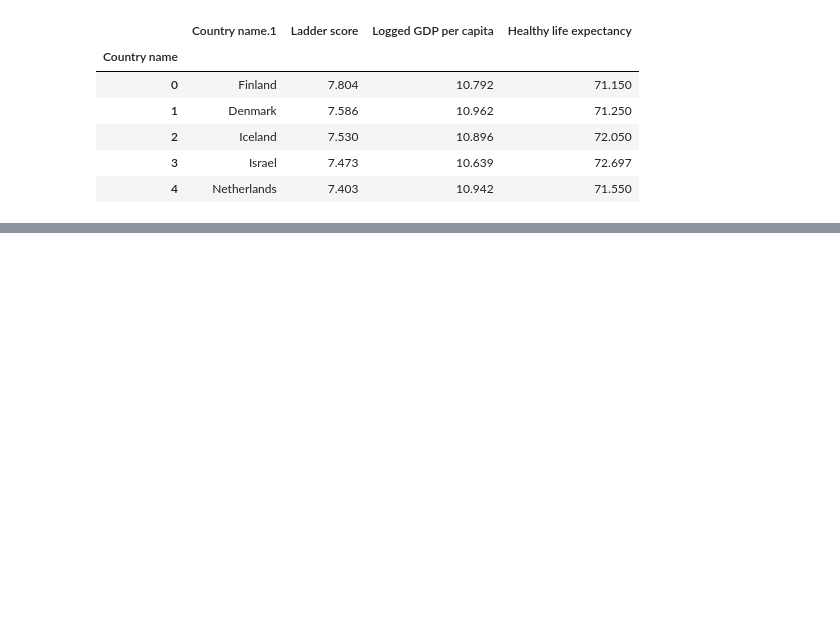
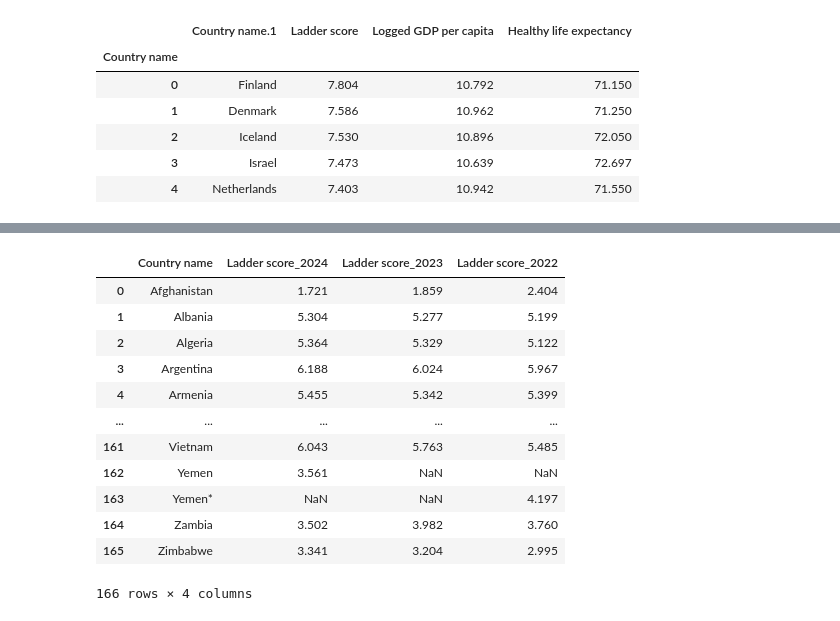
Before and after one commit to kristinaabramoff/Project__1, a Jupyter notebook: data_cleaning.ipynb, the cells around one changed output, grey strips where cells are left out. Cells and saved outputs as stored; diff of their text form; code cells hidden in the pictures; blank space fills up the shorter version.

```diff
--- a/data_cleaning.ipynb
+++ b/data_cleaning.ipynb
@@ -46,0 +69,3 @@ print("hello")
+# %%
+dataframe_2023 = dataframe[['Country name', 'Ladder score',]]
+dataframe_2023.head()
@@ -46,0 +79,7 @@ print("hello")
+# %%
+#merge 2023 and 2024
+# Merge the datasets on the "Country name" column using an outer join and add suffixes for each DataFrame
+merged_2023_2024dataframe = dataframe_2024_subset.merge(dataframe_2023, on="Country name", how="outer", suffixes=('_2024', '_2023'))
+
+# Display the merged DataFrame
+merged_2023_2024dataframe
@@ -46,0 +121,7 @@ print("hello")
+# %%
+dataframe_2022_clean = dataframe_2022[['Country','Happiness score',]]
+dataframe_2022_clean
+
+#renaming columns
+dataframe_2022_clean = dataframe_2022_clean.rename(columns={"Country": "Country name", "Happiness score":"Ladder score_2022"})
+dataframe_2022_clean
@@ -46,0 +142,19 @@ print("hello")
+# %%
+#merge 2022+ 2023 and 2024
+# Merge the datasets on the "Country name" column using an outer join and add suffixes for each DataFrame
+merged_2022_2024dataframe = merged_2023_2024dataframe.merge(dataframe_2022_clean, on="Country name", how="outer")
+merged_2022_2024dataframe
+# %% [output]
+|  | Country name | Ladder score_2024 | Ladder score_2023 | Ladder score_2022 |
+| 0 | Afghanistan | 1.721 | 1.859 | 2.404 |
+| 1 | Albania | 5.304 | 5.277 | 5.199 |
+| 2 | Algeria | 5.364 | 5.329 | 5.122 |
+| 3 | Argentina | 6.188 | 6.024 | 5.967 |
+| 4 | Armenia | 5.455 | 5.342 | 5.399 |
+| ... | ... | ... | ... | ... |
+| 161 | Vietnam | 6.043 | 5.763 | 5.485 |
+| 162 | Yemen | 3.561 | NaN | NaN |
+| 163 | Yemen* | NaN | NaN | 4.197 |
+| 164 | Zambia | 3.502 | 3.982 | 3.760 |
+| 165 | Zimbabwe | 3.341 | 3.204 | 2.995 |
+166 rows × 4 columns
```
Also changed, not shown: parts of 15 cells of this notebook, 5 other files.
